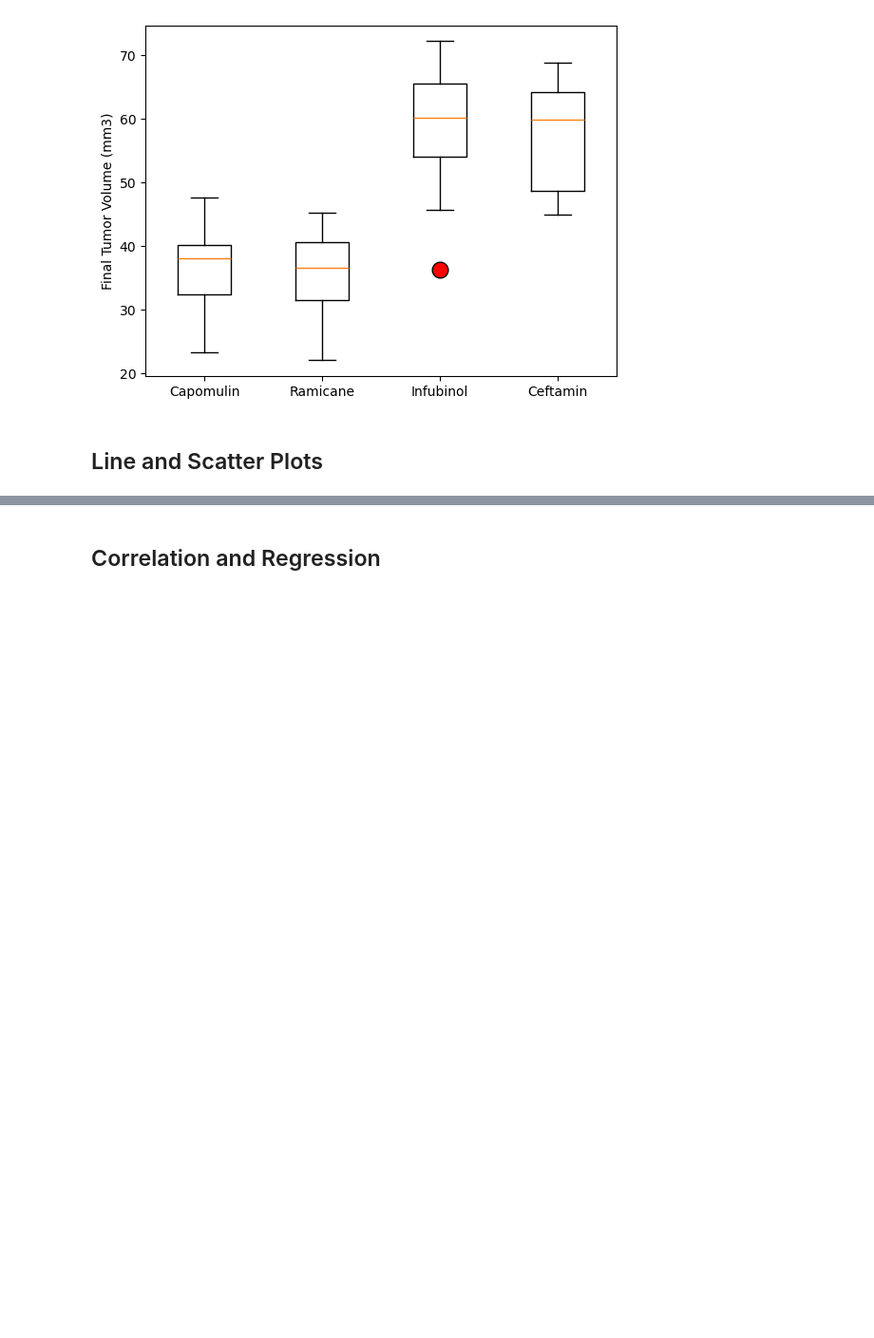
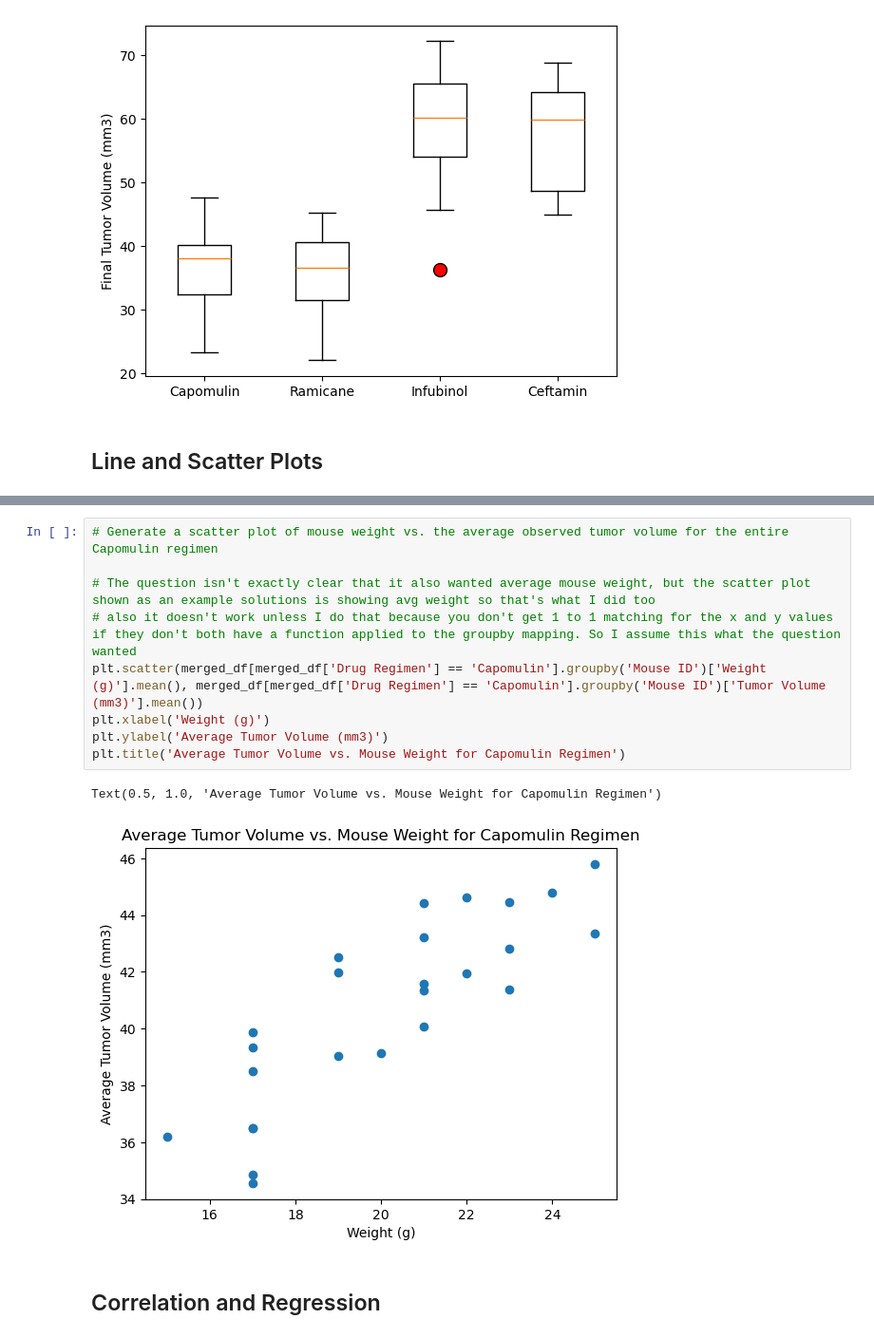
Before and after one commit to cosmopaladin/Pymaceuticals, a Jupyter notebook: pymaceuticals_starter.ipynb, the cells around one changed output, grey strips where cells are left out. Shown at 95% size. Drawn from its saved outputs; the diff is of its cells as text; blank space fills up the shorter version.

```diff
--- a/pymaceuticals_starter.ipynb
+++ b/pymaceuticals_starter.ipynb
@@ -246,2 +301,14 @@ Ceftamin's potential outliers: Series([], Name: Tumor Volume (mm3), dtype: float
+# %%
+# Generate a scatter plot of mouse weight vs. the average observed tumor volume for the entire Capomulin regimen
+
+# The question isn't exactly clear that it also wanted average mouse weight, but the scatter plot shown as an example solutions is showing avg weight so that's what I did too
+# also it doesn't work unless I do that because you don't get 1 to 1 matching for the x and y values if they don't both have a function applied to the groupby mapping. So I assume this what the question wanted
+plt.scatter(merged_df[merged_df['Drug Regimen'] == 'Capomulin'].groupby('Mouse ID')['Weight (g)'].mean(), merged_df[merged_df['Drug Regimen'] == 'Capomulin'].groupby('Mouse ID')['Tumor Volume (mm3)'].mean())
+plt.xlabel('Weight (g)')
+plt.ylabel('Average Tumor Volume (mm3)')
+plt.title('Average Tumor Volume vs. Mouse Weight for Capomulin Regimen')
+# %% [output]
+Text(0.5, 1.0, 'Average Tumor Volume vs. Mouse Weight for Capomulin Regimen')
+[figure, added]
 # %% [markdown]
 ## Correlation and Regression
```
Also changed, not shown: parts of 7 cells of this notebook.
